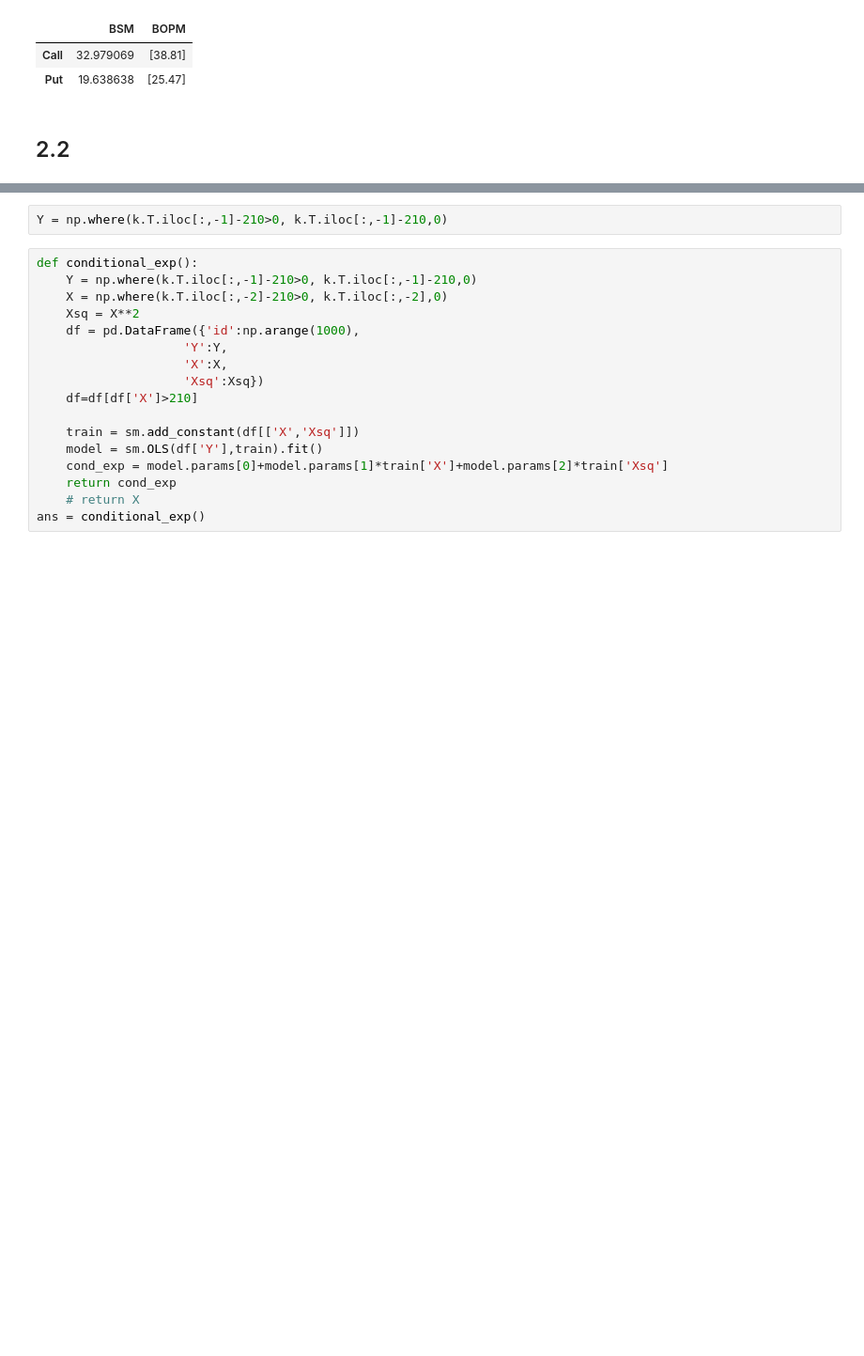
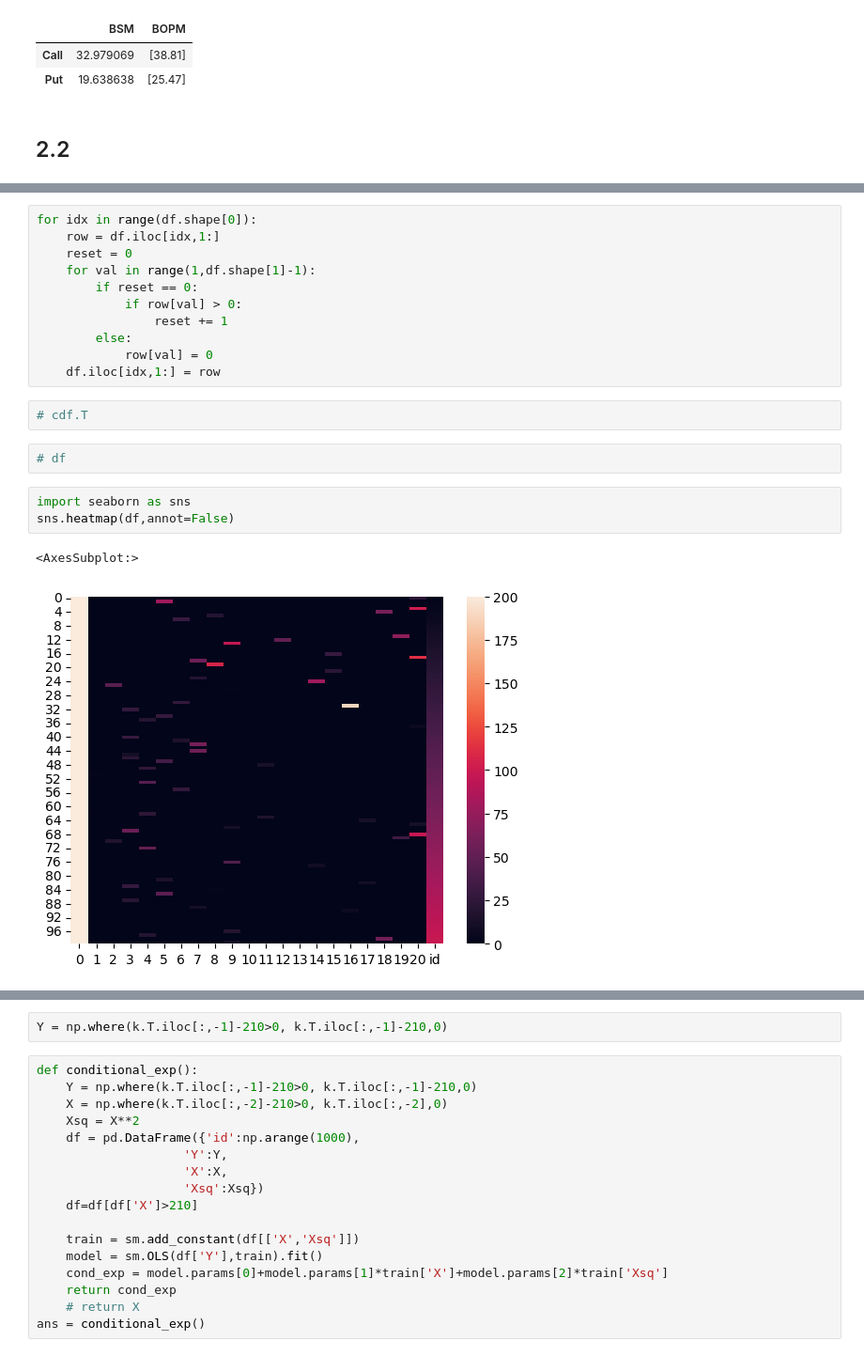
Before and after one commit to DataJakob/Various-School-Projects, a Jupyter notebook: Project_Evaluation_and_Finance/ex2.ipynb, the cells around one changed output, grey strips where cells are left out. Shown at 94% size. Drawn from its saved outputs; the diff is of its cells as text; blank space fills up the shorter version.

```diff
--- a/Project_Evaluation_and_Finance/ex2.ipynb
+++ b/Project_Evaluation_and_Finance/ex2.ipynb
@@ -205,0 +240,21 @@ array([ 0,  1,  2,  3,  4,  5,  6,  7,  8,  9, 10, 11, 12, 13, 14, 15, 16,
+# %%
+for idx in range(df.shape[0]):
+    row = df.iloc[idx,1:]
+    reset = 0
+    for val in range(1,df.shape[1]-1):
+        if reset == 0:
+            if row[val] > 0:
+                reset += 1
+        else:
+            row[val] = 0
+    df.iloc[idx,1:] = row
+# %%
+# cdf.T
+# %%
+# df
+# %%
+import seaborn as sns
+sns.heatmap(df,annot=False)
+# %% [output]
+<AxesSubplot:>
+[figure, added]
```
Also changed, not shown: parts of 21 cells of this notebook.
